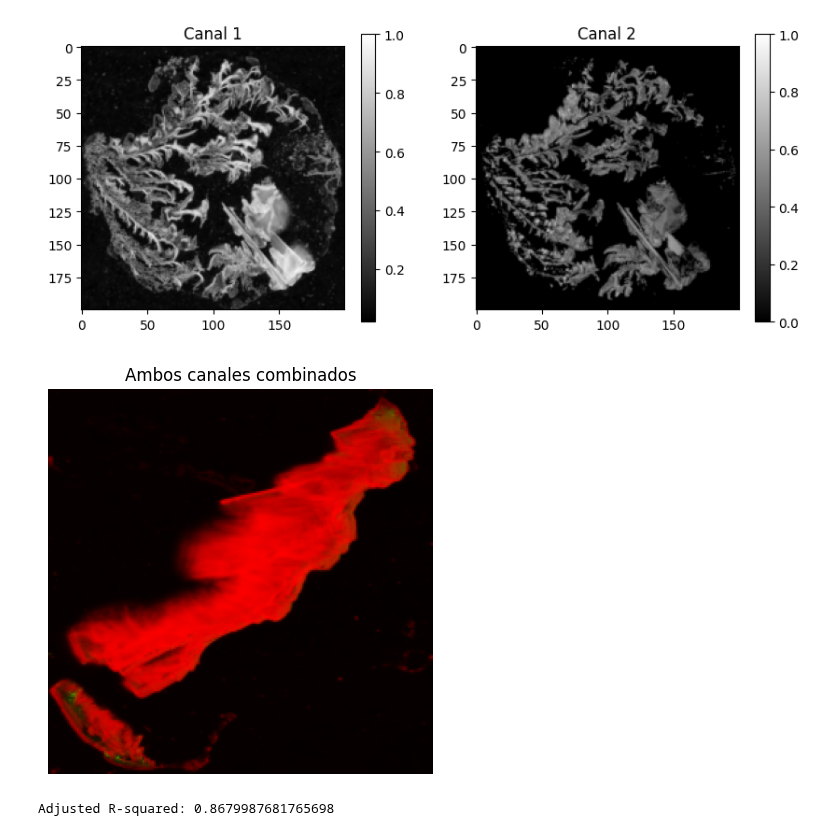
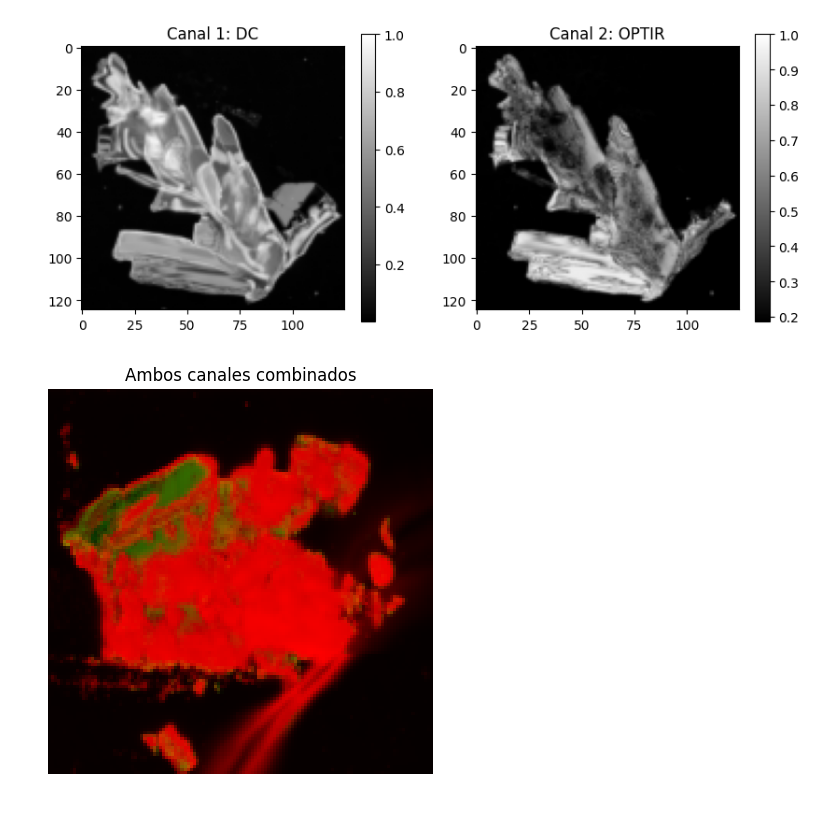
Before and after one commit to antonycardozo/CNNregression, a Jupyter notebook: cnn_regression.ipynb, the cells around one changed output. Saved outputs shown, nothing was run; the diff lists cells and outputs as text; code cells hidden in the pictures.

Commit message:
se añadio set de validacion y se modifico el preprocessing

```diff
--- a/cnn_regression.ipynb
+++ b/cnn_regression.ipynb
@@ -11,11 +13,12 @@ import time
 channel_optir,channel_dc, y = datasets.load_data(data_path='./dataset')
 # %%
-#umbralización
-channel_optir = preprocessing.apply_thresholding(channel_optir, threshold=6.6)
+#invertir canal optir para poder eliminar el bacground eliminando los datos mayores al 95% e invertir nuevamente
+channel_optir = preprocessing.apply_thresholding(channel_optir, threshold=6.7)
+channel_optir = preprocessing.clipping_local(channel_optir, low_percentile=0, high_percentile=99)
+
 #normalizacion de los datos
-channel_dc = preprocessing.clipping_maxmin_normalize(channel_dc,low_percentile=0, high_percentile=97)
-channel_optir= preprocessing.clipping_log_normalize(channel_optir, low_percentile=0, high_percentile= 99.9995)
-
+channel_dc = preprocessing.clipping_maxmin_normalize(channel_dc, low_percentile=0, high_percentile=92)
+channel_optir= preprocessing.log_normalize(channel_optir)
 #invertir valor de intensidades del canal DC
 channel_dc= preprocessing.invert_channel(channel_dc)
 # %% [output]
@@ -24,4 +26,7 @@ Usando clipping global sin ceros [6.6000, 4690.4771]
 # %%
-X= preprocessing.merge(channel_optir,channel_dc, height_shape=200, width_shape=200)
-X_train, X_test, y_train, y_test = train_test_split(X, y, test_size=0.15, random_state=42)
+#union de canales y reshape
+X= preprocessing.merge(channel_optir,channel_dc, height_shape=125, width_shape=125)
+#dividir los datos en entrenamiento y prueba
+X_train, X_out, y_train, y_out = train_test_split(X, y, test_size=0.25, random_state=42)
+X_test, X_validation, y_test, y_validation= train_test_split(X_out, y_out, test_size=0.5, random_state=42)
 # %%
@@ -153,20 +165,20 @@ plt.imshow(channel_dc[33], vmax=1, cmap="gray")
 # %%
 # img.shape = (alto, ancho, 2)
 plt.figure(figsize=(10,4))
-img = X[4]
+img = X[45]
 plt.subplot(1,2,1)
-plt.title("Canal 1")
+plt.title("Canal 1: DC")
 plt.imshow(img[:, :, 0], cmap='gray', vmax=1)
 plt.colorbar()
 
 plt.subplot(1,2,2)
-plt.title("Canal 2")
+plt.title("Canal 2: OPTIR")
 plt.imshow(img[:, :, 1], cmap='gray', vmax=1)
 plt.colorbar()
 
 plt.show()
 # %% [output]
-[figure, old version]
+[figure, new version]
 # %%
 
 
@@ -186,33 +198,4 @@ plt.title("Ambos canales combinados")
 plt.axis("off")
 plt.show()
 # %% [output]
-[figure, old version]
+[figure, new version]
-# %%
-def calculate_adjusted_r2(y_true, y_pred, n_samples, n_features):
-    """
-    Calculates the adjusted R-squared score.
-
-    Args:
-        y_true (array-like): True values of the dependent variable.
-        y_pred (array-like): Predicted values of the dependent variable.
-        n_samples (int): Number of observations (sample size).
-        n_features (int): Number of independent variables (predictors) in the model.
-
-    Returns:
-        float: The adjusted R-squared score.
-    """
-    r2 = r2_score(y_true, y_pred)
-    adjusted_r2 = 1 - (1 - r2) * (n_samples - 1) / (n_samples - n_features - 1)
-    return adjusted_r2
-
-# Example Usage:
-# Assume you have your true values (y_true) and predicted values (y_pred)
-# from a regression model, and you know the number of samples and features.
-
-n_samples = len(y_test)
-n_features = 1 # Assuming a simple linear regression with one independent variable
-
-adj_r2 = calculate_adjusted_r2(y_test,  preds, n_samples, n_features)
-print(f"Adjusted R-squared: {adj_r2}")
-# %% [output]
-Adjusted R-squared: 0.8679987681765698
```
Also changed, not shown: parts of 10 cells of this notebook, 2 other files.
